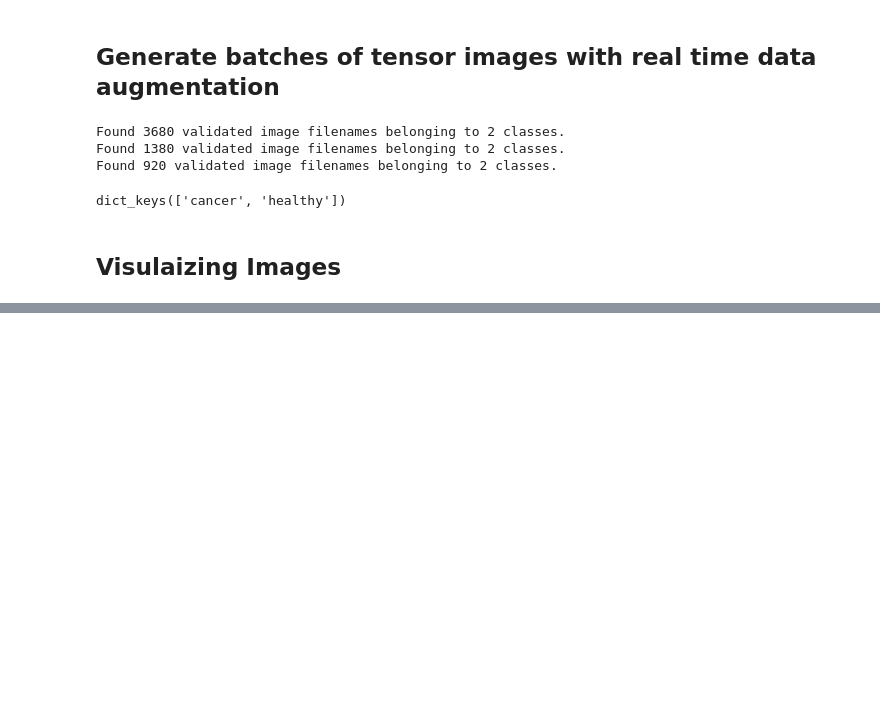
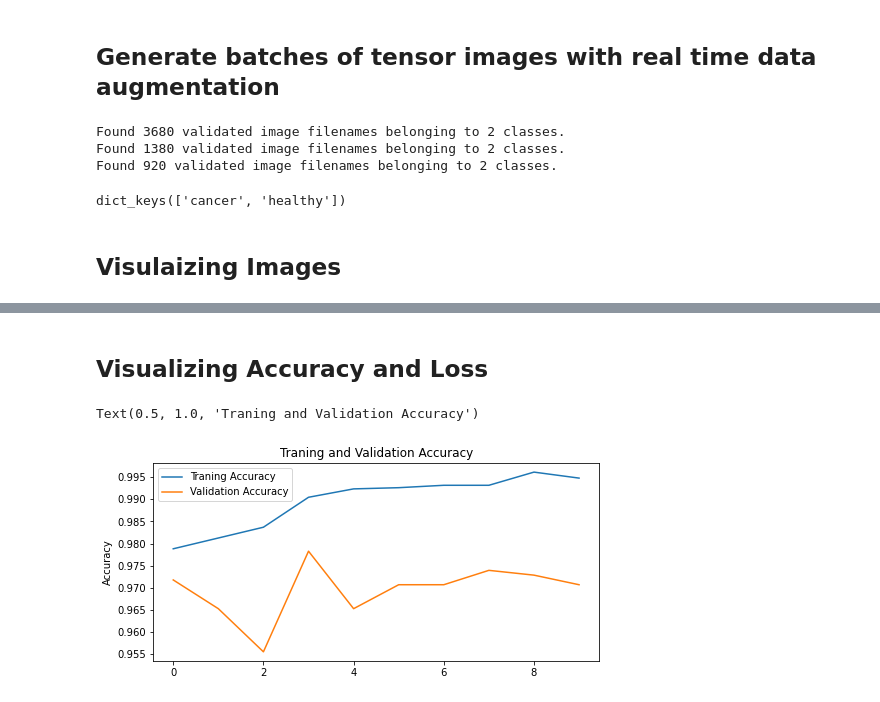
Before and after one commit to Sannan-Uzair/brain-tumor-98--accuracy, a Jupyter notebook: brain tumor classification.ipynb, the cells around one changed output, grey strips where cells are left out. Cells and saved outputs as stored; diff of their text form; code cells hidden in the pictures; blank space fills up the shorter version.

```diff
--- a/brain tumor classification.ipynb
+++ b/brain tumor classification.ipynb
@@ -111,0 +115,16 @@ plt.show()
+# %%
+model = Sequential()
+# input layer
+model.add(Conv2D(filters=32, kernel_size=(3,3), strides=(1,1),
+                 activation='relu', input_shape=(244,244,3)))
+model.add(MaxPooling2D(pool_size=(2,2)))
+model.add(Flatten())
+#hidden layers
+model.add(Dense(128, activation = 'relu'))
+model.add(Dropout(rate=0.3))
+model.add(Dense(64, activation = 'relu'))
+#output layer
+model.add(Dense(2, activation = 'sigmoid'))
+# %%
+model.compile(optimizer='adam', loss='categorical_crossentropy', metrics=['accuracy'])
+model.summary()
@@ -111,0 +149,3 @@ plt.show()
+# %%
+History = model.fit(train, validation_data = val, epochs = 10, verbose=1)
+History
@@ -111,0 +174,19 @@ plt.show()
+# %% [markdown]
+## Visualizing Accuracy and Loss
+# %%
+acc = History.history['accuracy']
+val_acc = History.history['val_accuracy']
+
+loss = History.history['loss']
+val_loss = History.history['val_loss']
+
+plt.figure(figsize=(8,8))
+plt.subplot(2,1,1)
+plt.plot(acc, label = 'Traning Accuracy')
+plt.plot(val_acc, label = 'Validation Accuracy')
+plt.legend()
+plt.ylabel('Accuracy')
+plt.title('Traning and Validation Accuracy')
+# %% [output]
+Text(0.5, 1.0, 'Traning and Validation Accuracy')
+[figure, added]
```
Also changed, not shown: parts of 10 cells of this notebook.
